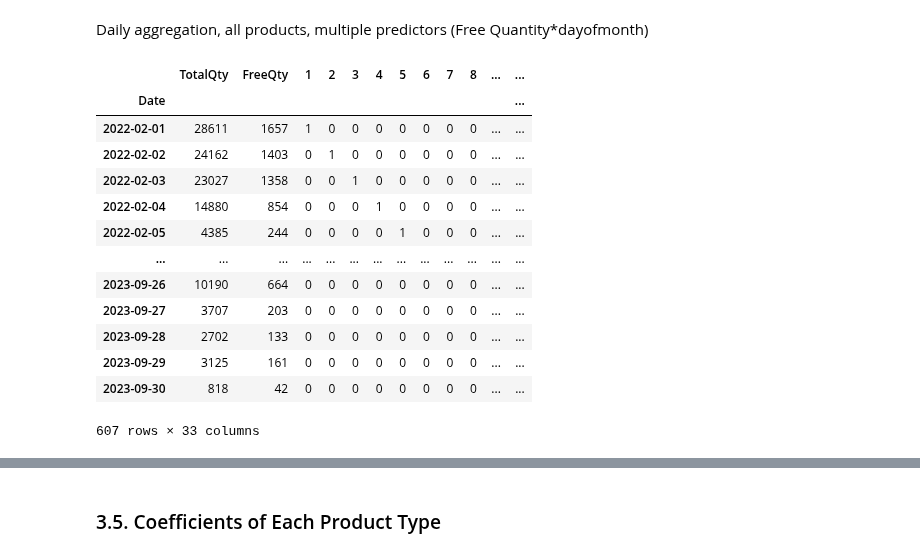
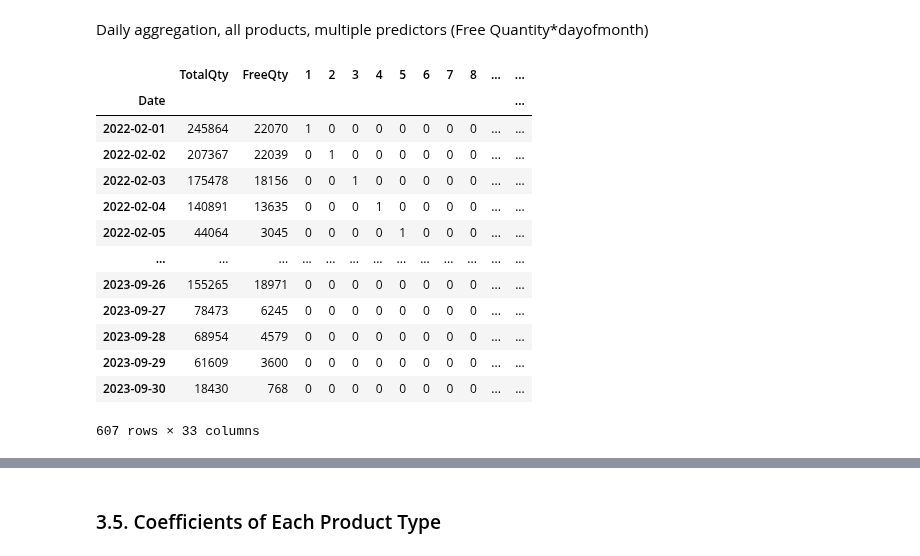
Before and after one commit to ayigitdogan/PharmaProject, a Jupyter notebook: IE492 - Pharma Project.ipynb, the cells around one changed output, grey strips where cells are left out. Cells and saved outputs as stored; diff of their text form; code cells hidden in the pictures.

```diff
--- a/IE492 - Pharma Project.ipynb
+++ b/IE492 - Pharma Project.ipynb
@@ -266,29 +266,29 @@ strong multicollinearity or other numerical problems.
 # %% [markdown]
 Daily aggregation, all products, multiple predictors (Free Quantity*dayofmonth)
 # %%
-d = df_prod[df_prod.ProductId == 39]
+d = df_prod.groupby(["Date"])[["TotalQty", "FreeQty"]].sum().reset_index()
 d["Date"] = pd.to_datetime(d.Date)
 d["dayofmonth"] = d.Date.dt.day
 d = d[["Date", "TotalQty", "FreeQty", "dayofmonth"]].set_index("Date")
 one_hot = pd.get_dummies(d['dayofmonth']).astype(int)
 d = d.drop('dayofmonth', axis = 1)
 d = d.join(one_hot)
 #.mul(d["FreeQty"]
 d
 # %% [output]
 |  | TotalQty | FreeQty | 1 | 2 | 3 | 4 | 5 | 6 | 7 | 8 | ... | ... |
 | Date |  |  |  |  |  |  |  |  |  |  |  | ... |
-| 2022-02-01 | 28611 | 1657 | 1 | 0 | 0 | 0 | 0 | 0 | 0 | 0 | ... | ... |
-| 2022-02-02 | 24162 | 1403 | 0 | 1 | 0 | 0 | 0 | 0 | 0 | 0 | ... | ... |
-| 2022-02-03 | 23027 | 1358 | 0 | 0 | 1 | 0 | 0 | 0 | 0 | 0 | ... | ... |
-| 2022-02-04 | 14880 | 854 | 0 | 0 | 0 | 1 | 0 | 0 | 0 | 0 | ... | ... |
-| 2022-02-05 | 4385 | 244 | 0 | 0 | 0 | 0 | 1 | 0 | 0 | 0 | ... | ... |
+| 2022-02-01 | 245864 | 22070 | 1 | 0 | 0 | 0 | 0 | 0 | 0 | 0 | ... | ... |
+| 2022-02-02 | 207367 | 22039 | 0 | 1 | 0 | 0 | 0 | 0 | 0 | 0 | ... | ... |
+| 2022-02-03 | 175478 | 18156 | 0 | 0 | 1 | 0 | 0 | 0 | 0 | 0 | ... | ... |
+| 2022-02-04 | 140891 | 13635 | 0 | 0 | 0 | 1 | 0 | 0 | 0 | 0 | ... | ... |
+| 2022-02-05 | 44064 | 3045 | 0 | 0 | 0 | 0 | 1 | 0 | 0 | 0 | ... | ... |
 | ... | ... | ... | ... | ... | ... | ... | ... | ... | ... | ... | ... | ... |
-| 2023-09-26 | 10190 | 664 | 0 | 0 | 0 | 0 | 0 | 0 | 0 | 0 | ... | ... |
-| 2023-09-27 | 3707 | 203 | 0 | 0 | 0 | 0 | 0 | 0 | 0 | 0 | ... | ... |
-| 2023-09-28 | 2702 | 133 | 0 | 0 | 0 | 0 | 0 | 0 | 0 | 0 | ... | ... |
-| 2023-09-29 | 3125 | 161 | 0 | 0 | 0 | 0 | 0 | 0 | 0 | 0 | ... | ... |
-| 2023-09-30 | 818 | 42 | 0 | 0 | 0 | 0 | 0 | 0 | 0 | 0 | ... | ... |
+| 2023-09-26 | 155265 | 18971 | 0 | 0 | 0 | 0 | 0 | 0 | 0 | 0 | ... | ... |
+| 2023-09-27 | 78473 | 6245 | 0 | 0 | 0 | 0 | 0 | 0 | 0 | 0 | ... | ... |
+| 2023-09-28 | 68954 | 4579 | 0 | 0 | 0 | 0 | 0 | 0 | 0 | 0 | ... | ... |
+| 2023-09-29 | 61609 | 3600 | 0 | 0 | 0 | 0 | 0 | 0 | 0 | 0 | ... | ... |
+| 2023-09-30 | 18430 | 768 | 0 | 0 | 0 | 0 | 0 | 0 | 0 | 0 | ... | ... |
 607 rows × 33 columns
 # %%
 d.columns = [str(i) for i in list(d.columns)]
```
Also changed, not shown: parts of 5 cells of this notebook.
